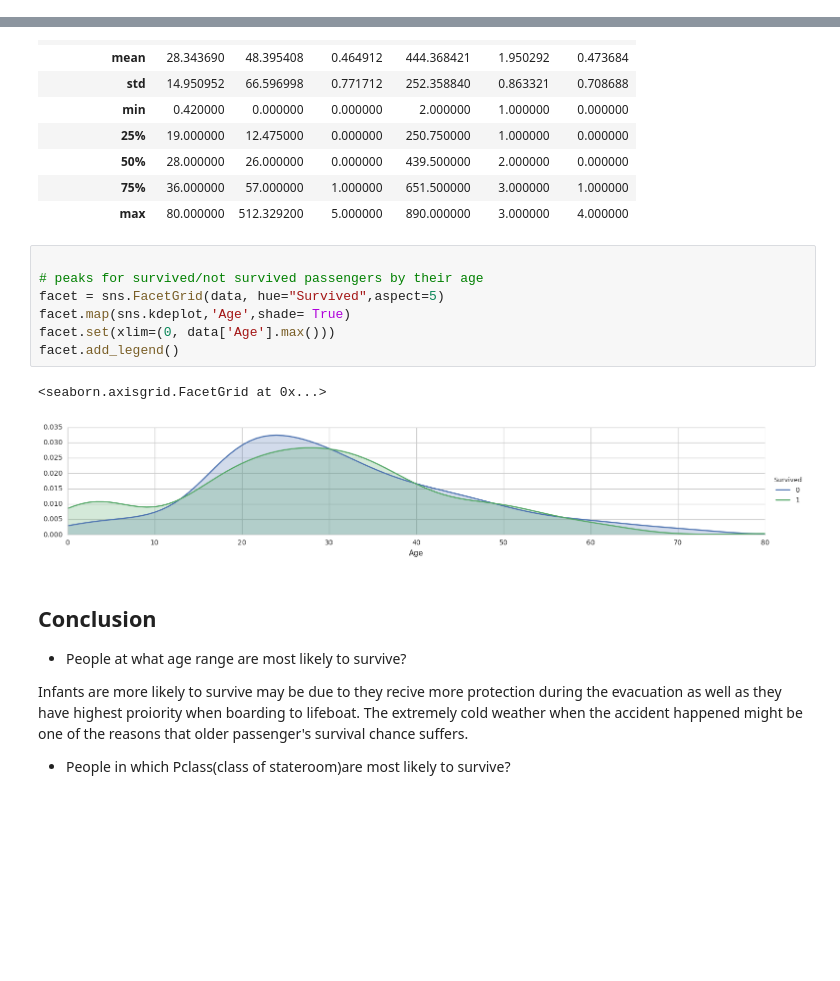
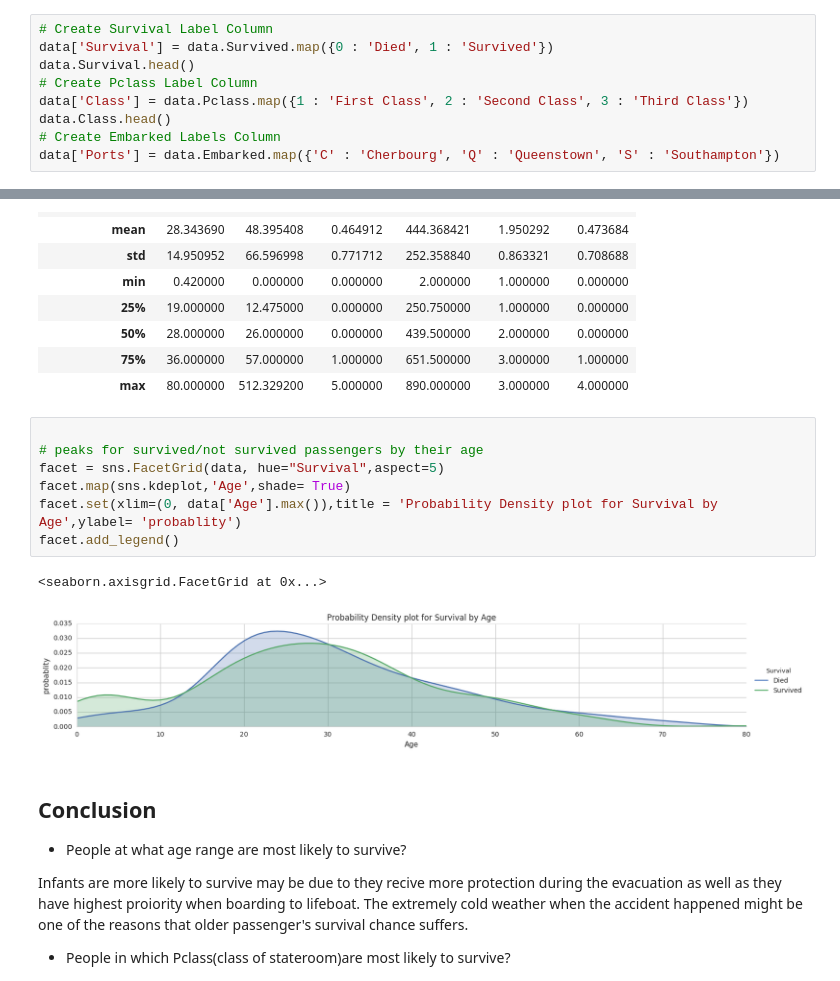
Before and after one commit to xiaosongz/UdacityDataAnalystNanodegree, a Jupyter notebook: P2InvestigateDataset/P2InvestigateDataset.ipynb, the cells around one changed output, grey strips where cells are left out. Cells and saved outputs as stored; diff of their text form; blank space fills up the shorter version.

```diff
--- a/P2InvestigateDataset/P2InvestigateDataset.ipynb
+++ b/P2InvestigateDataset/P2InvestigateDataset.ipynb
@@ -115,3 +115,12 @@ dtypes: float64(2), int64(5), object(5)
 memory usage: 83.6+ KB
 # %% [markdown]
 From the result of the `.info()` function, we can observe how the data are stored in the DataFrame, as well as which variables are having missing values. We have total of 891 rows of data entries, we have complete information in most fields but `Age, Embarked and Cabin` field. In the `Cabin` field we only have `204/891` non-null values. Besides the missing values within this dataset, we should also be aware that the [**Total number of people on board**](https://www.encyclopedia-titanica.org/titanic-passenger-list/) is **2224(1316 Passengers and 908 Crew)**. Thus, this dataset is not complete and the sampling method is unkown, which could be a concern if we want to generalize our findings to represent the entire population.
+# %%
+# Create Survival Label Column
+data['Survival'] = data.Survived.map({0 : 'Died', 1 : 'Survived'})
+data.Survival.head()
+# Create Pclass Label Column
+data['Class'] = data.Pclass.map({1 : 'First Class', 2 : 'Second Class', 3 : 'Third Class'})
+data.Class.head()
+# Create Embarked Labels Column
+data['Ports'] = data.Embarked.map({'C' : 'Cherbourg', 'Q' : 'Queenstown', 'S' : 'Southampton'})
@@ -287,13 +305,13 @@ data.groupby('Survived').describe()
 # %%
 
 # peaks for survived/not survived passengers by their age
-facet = sns.FacetGrid(data, hue="Survived",aspect=5)
+facet = sns.FacetGrid(data, hue="Survival",aspect=5)
 facet.map(sns.kdeplot,'Age',shade= True)
-facet.set(xlim=(0, data['Age'].max()))
+facet.set(xlim=(0, data['Age'].max()),title = 'Probability Density plot for Survival by Age',ylabel= 'probablity')
 facet.add_legend()
 # %% [output]
 <seaborn.axisgrid.FacetGrid at 0x...>
-[figure, old version]
+[figure, new version]
 # %% [markdown]
 ## Conclusion
 
```
Also changed, not shown: parts of 3 cells of this notebook, 1 other file.
